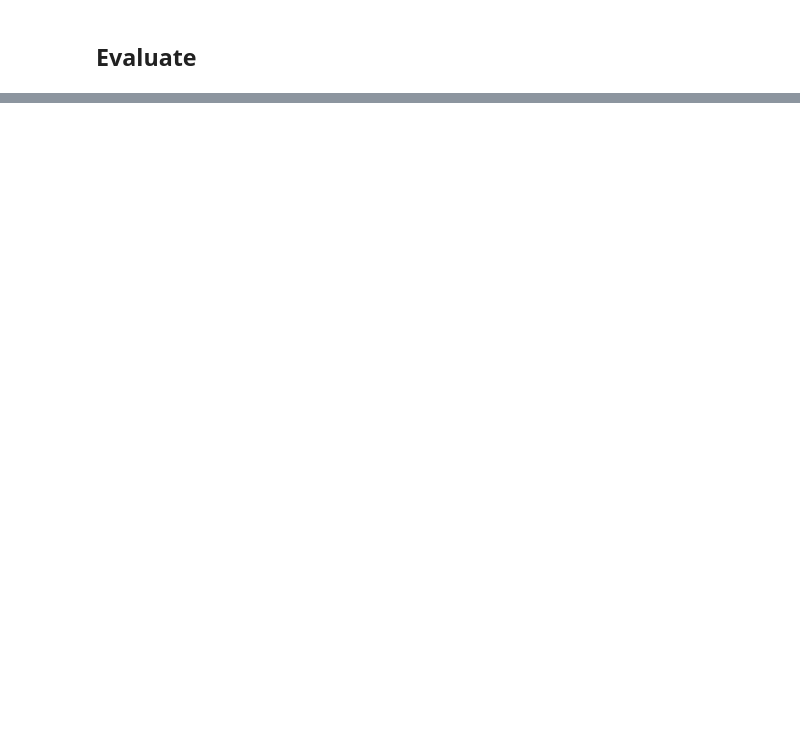
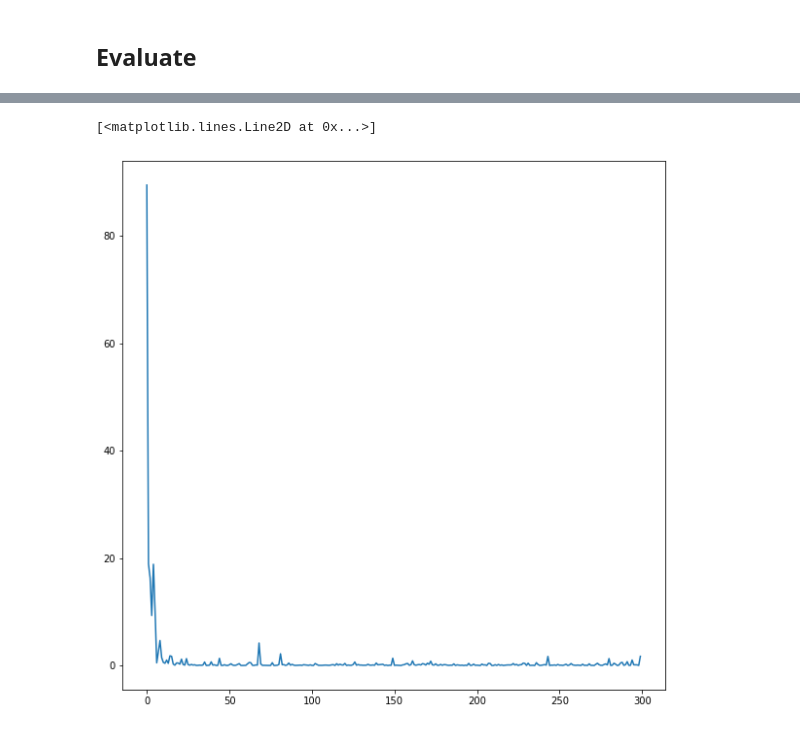
Before and after one commit to Cambridge-Uni-MLMI-Advanced-ML-21-22-G7/BBB, a Jupyter notebook: jupyter/classification.ipynb, the cells around one changed output, grey strips where cells are left out. Saved outputs shown, nothing was run; the diff lists cells and outputs as text; code cells hidden in the pictures; blank space fills up the shorter version.

```diff
--- a/jupyter/classification.ipynb
+++ b/jupyter/classification.ipynb
@@ -72,0 +93,8 @@ KeyboardInterrupt:
+# %%
+loss = np.load(os.path.join(MODEL_DETAILS.dir, 'loss.npy'))
+# %%
+fig, ax = plt.subplots(1, 1, figsize=(10,10))
+ax.plot(loss)
+# %% [output]
+[<matplotlib.lines.Line2D at 0x...>]
+[figure, added]
```
Also changed, not shown: parts of 9 cells of this notebook.
